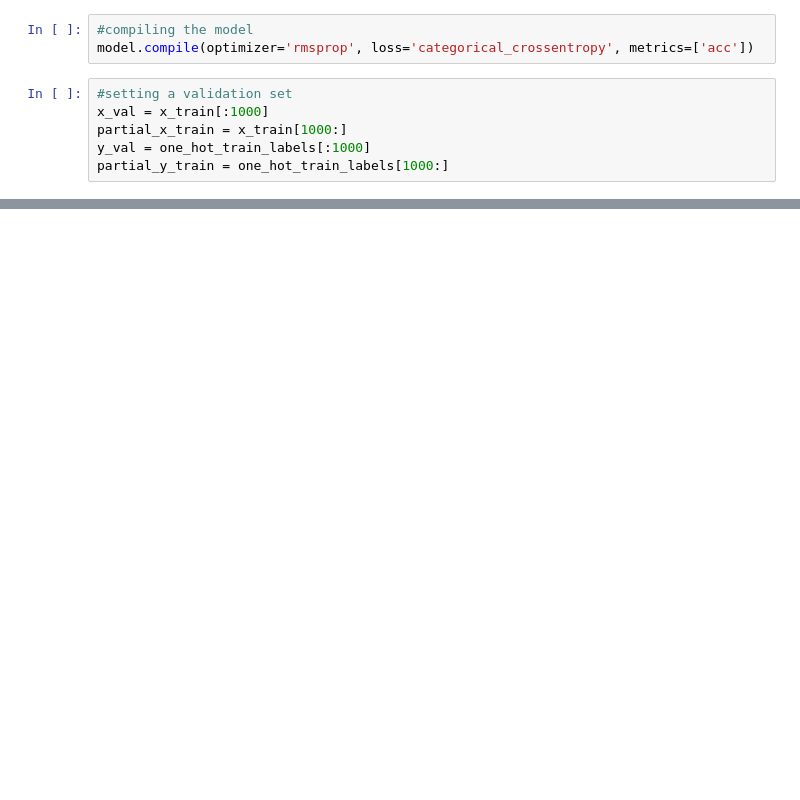
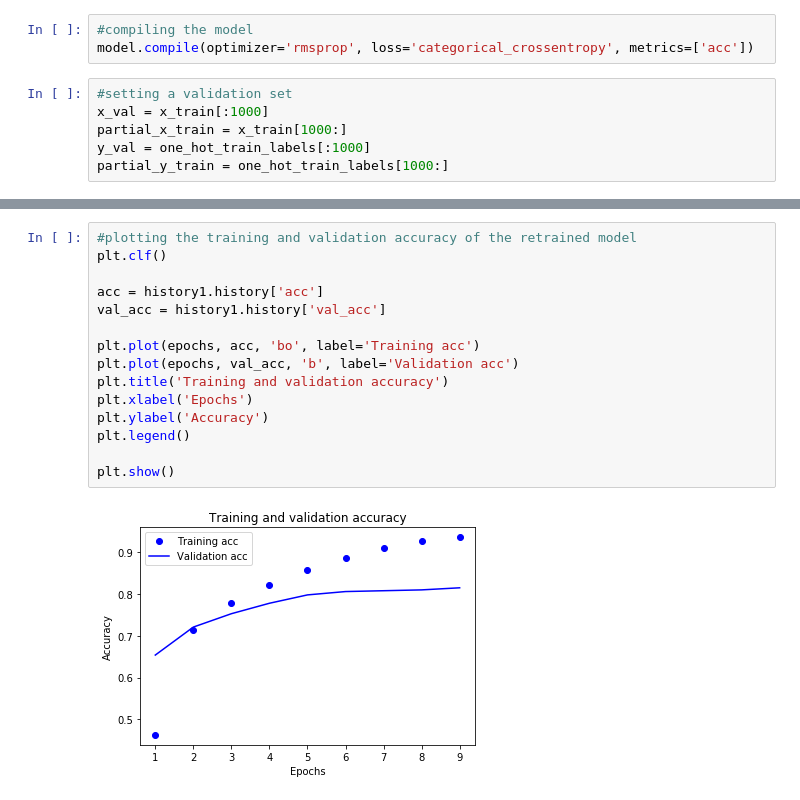
Before and after one commit to jbessi/newswires, a Jupyter notebook: classifying_newswires.ipynb, the cells around one changed output, grey strips where cells are left out. Saved outputs shown, nothing was run; the diff lists cells and outputs as text; blank space fills up the shorter version.

```diff
--- a/classifying_newswires.ipynb
+++ b/classifying_newswires.ipynb
@@ -118,0 +182,17 @@ OSError: `pydot` failed to call GraphViz.Please install GraphViz (https://www.gr
+# %%
+#plotting the training and validation accuracy of the retrained model
+plt.clf()
+
+acc = history1.history['acc']
+val_acc = history1.history['val_acc']
+
+plt.plot(epochs, acc, 'bo', label='Training acc')
+plt.plot(epochs, val_acc, 'b', label='Validation acc')
+plt.title('Training and validation accuracy')
+plt.xlabel('Epochs')
+plt.ylabel('Accuracy')
+plt.legend()
+
+plt.show()
+# %% [output]
+[figure, added]
```
Also changed, not shown: parts of 10 cells of this notebook, 2 other files.
